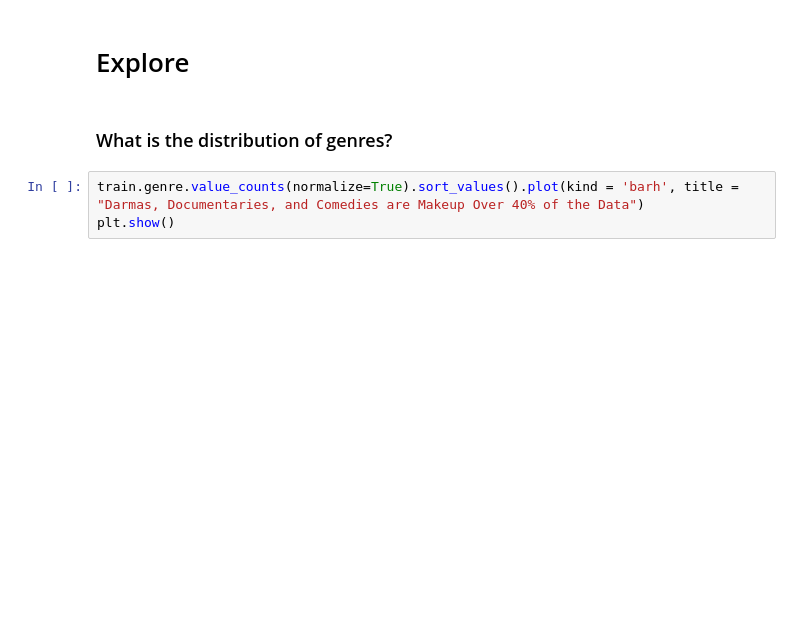
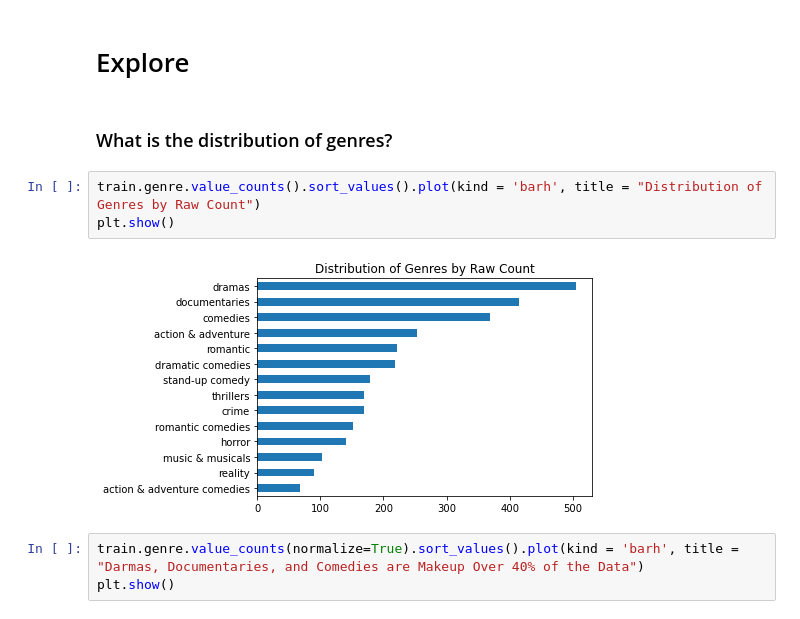
Before and after one commit to Johndsalas/guess_the_genre_netflix, a Jupyter notebook: Main.ipynb, the cells around one changed output. Drawn from its saved outputs; the diff is of its cells as text; blank space fills up the shorter version.

```diff
--- a/Main.ipynb
+++ b/Main.ipynb
@@ -94,6 +94,11 @@ train, validate, test = w.split_my_data(w.get_my_movie_data())
 # Explore
 # %% [markdown]
 ### What is the distribution of genres?
+# %%
+train.genre.value_counts().sort_values().plot(kind = 'barh', title = "Distribution of Genres by Raw Count")
+plt.show()
+# %% [output]
+[figure, added]
 # %%
 train.genre.value_counts(normalize=True).sort_values().plot(kind = 'barh', title = "Darmas, Documentaries, and Comedies are Makeup Over 40% of the Data")
 plt.show()
```
Also changed, not shown: parts of 12 cells of this notebook.
